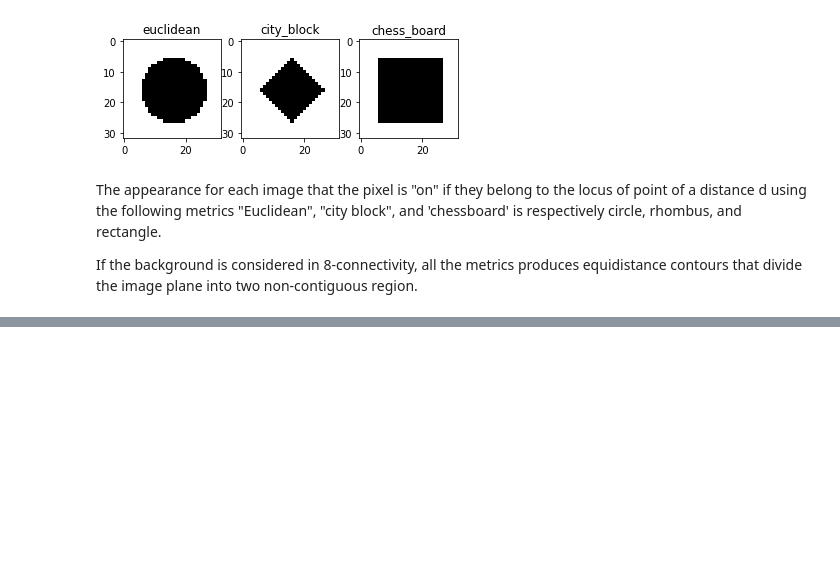
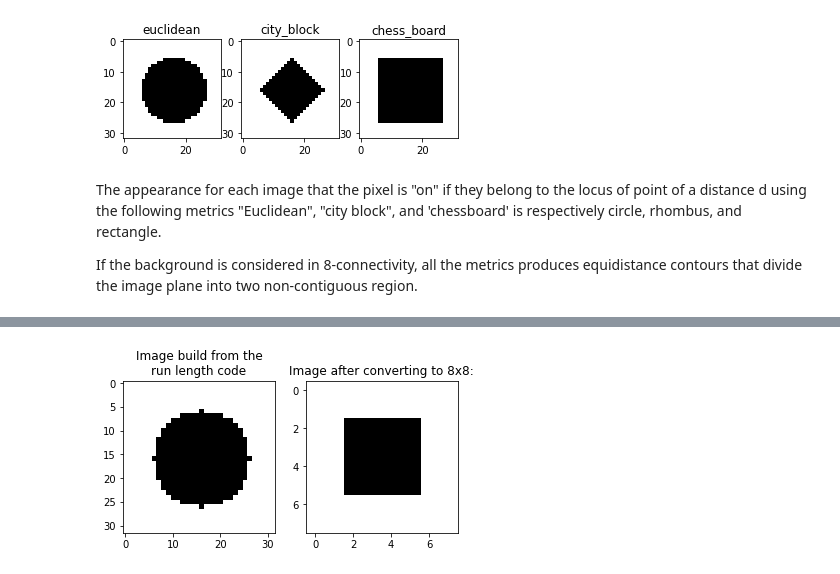
Before and after one commit to pambao1211/vgu-image-processing, a Jupyter notebook: Problem_Set_1.ipynb, the cells around one changed output, grey strips where cells are left out. Saved outputs shown, nothing was run; the diff lists cells and outputs as text; code cells hidden in the pictures; blank space fills up the shorter version.

```diff
--- a/Problem_Set_1.ipynb
+++ b/Problem_Set_1.ipynb
@@ -77,0 +181,90 @@ the image plane into two non-contiguous region.
+# %%
+def is_leaf(image):
+    val = image.getpixel((0, 0))
+    image_size = image.size
+    for x in range(0, image_size[0]):
+        for y in range(0, image_size[1]):
+            if val != image.getpixel((x, y)):
+                return [-1, False]
+
+    return [val, True]
+
+
+def construct_quadtree(parent, image):
+    images = []
+    image_size = image.size[0]
+    for y in (0, image_size / 2):
+        for x in (0, image_size / 2):
+            left = x
+            right = x + image_size / 2
+            top = y
+            bot = y + image_size / 2
+            sub_image = image.crop((left, top, right, bot))
+            images.append(sub_image)
+    for sub_image in images:
+        node_of_sub_image = is_leaf(sub_image)
+        if node_of_sub_image[1]:
+            leaf = Leaf(node_of_sub_image[0])
+            parent.add_child(leaf)
+        else:
+            branch = Branch()
+            construct_quadtree(branch, sub_image)
+            parent.add_child(branch)
+
+
+def solution1_3():
+    size = 32
+    ori = (16, 16)
+    d = int(size / 3)
+
+# The following code is used to generate the run length code from the Eculidean
+# distance image.
+
+    y_lower = int(ori[1] - d)
+    y_upper = int(ori[1] + d)
+    x_lower = int(ori[0] - d)
+    x_upper = int(ori[0] + d)
+    run_length_code = []
+    y = y_lower
+    while y_lower <= y <= y_upper and size >= y >= 0:
+        x = x_lower
+        while x_lower <= x <= x_upper and size >= x >= 0:
+            length = euclidean(ori, (x, y))
+            if length <= d:
+                x_left = x
+                while length <= d:
+                    x += 1
+                    length = euclidean(ori, (x, y))
+                run_length_code.append((y, x_left, x - 1))
+            else:
+                x += 1
+        y += 1
+    print(f"Run length code:\n {run_length_code}")
+
+# The following code is used to build image from the above run length code
+
+    im = Image.new('1', size=(size, size), color=1)
+    for code in run_length_code:
+        y = code[0]
+        for x in range(code[1], code[2] + 1):
+            im.putpixel((x, y), 0)
+
+    plt.subplot(1,2,1)
+    plt.imshow(im)
+    plt.title('Image build from the\nrun length code')
+
+    resized_image = im.resize((8,8))
+    plt.subplot(1,2,2)
+    plt.imshow(resized_image)
+    plt.title('Image after converting to 8x8:')
+    plt.show()
+
+# The following code is the code used to construct the qua
+
+    root = Branch()
+    construct_quadtree(root, resized_image)
+    print(f"Code for the quadtree:")
+    root.display()
+
+solution1_3()
+# %% [output]
@@ -77,0 +273 @@ the image plane into two non-contiguous region.
+[figure, added]
```
Also changed, not shown: parts of 9 cells of this notebook.
